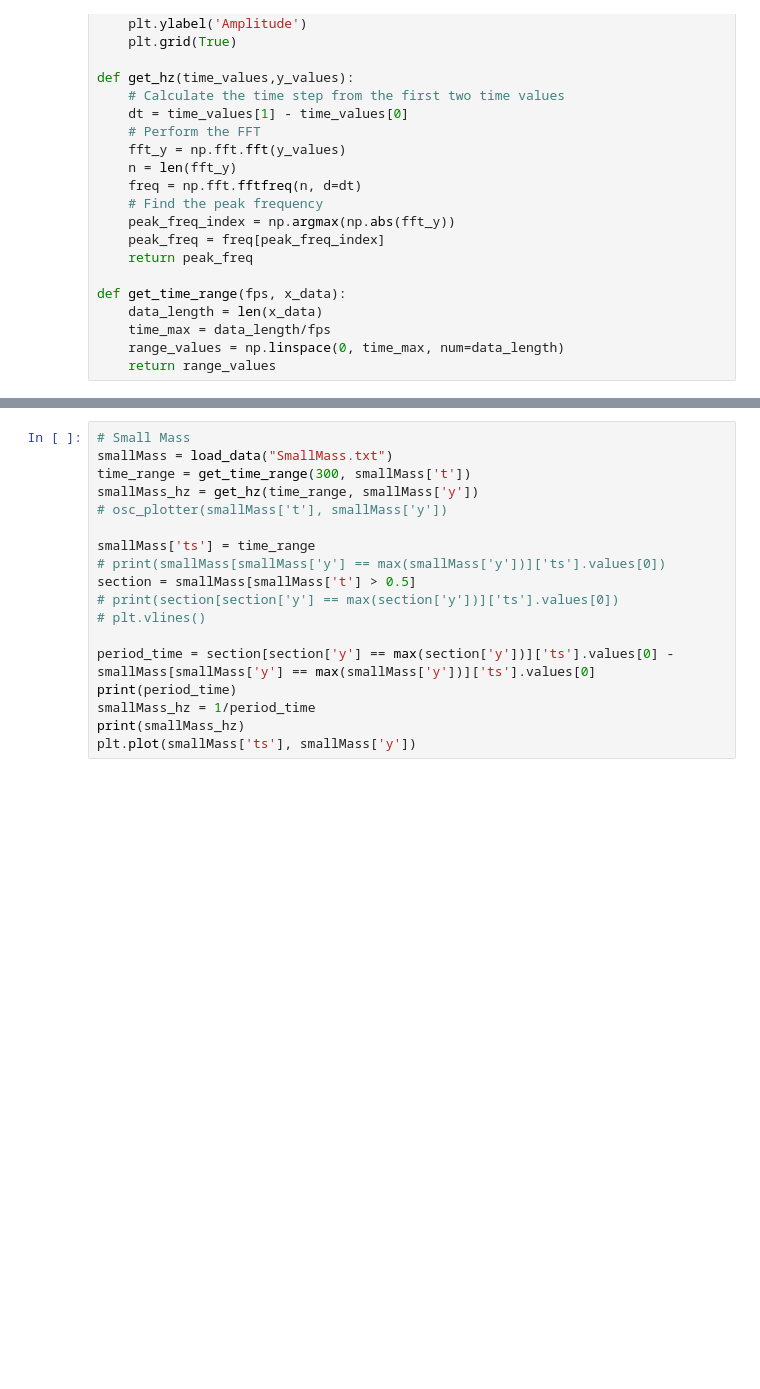
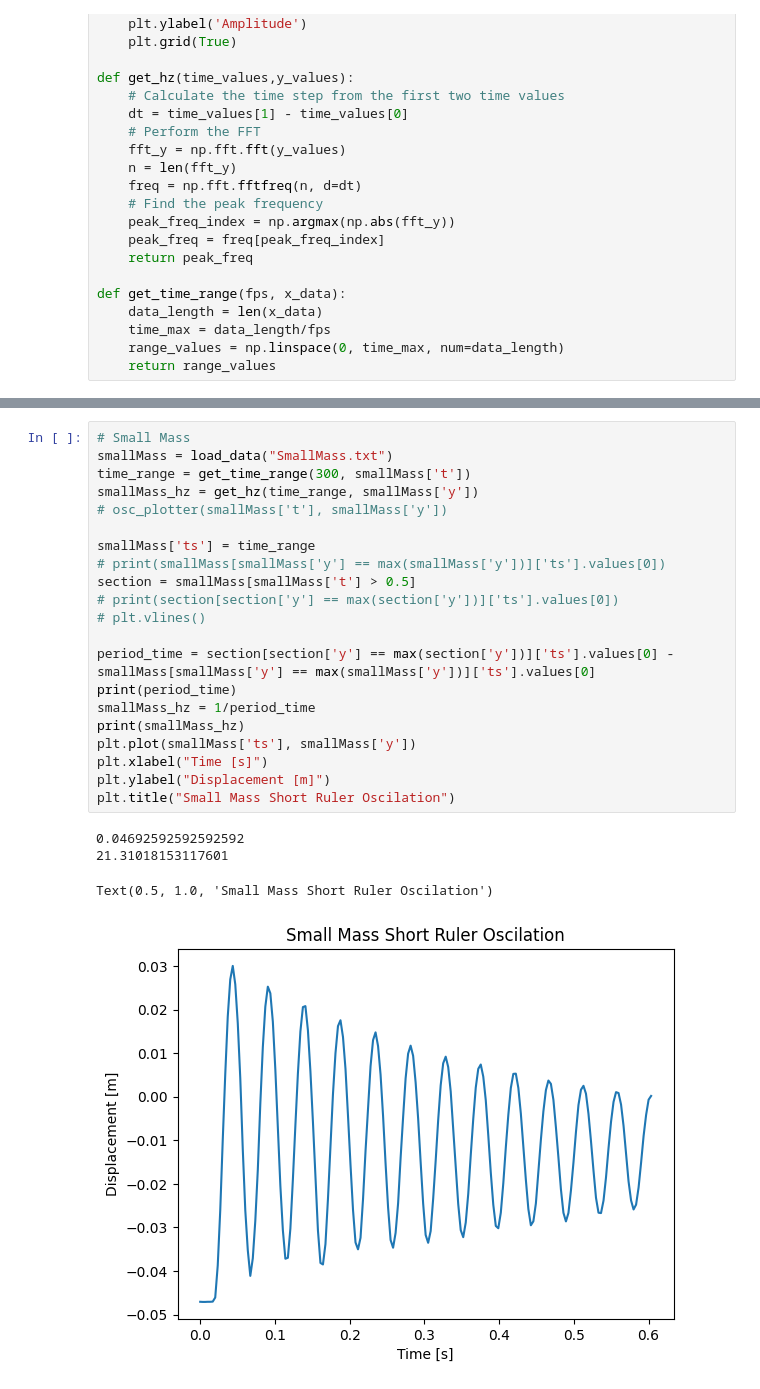
Before and after one commit to The-Josh-Chan/school_projects, a Jupyter notebook: MECH523_Microsystems/data_crunch.ipynb, the cells around one changed output, grey strips where cells are left out. Saved outputs shown, nothing was run; the diff lists cells and outputs as text; blank space fills up the shorter version.

```diff
--- a/MECH523_Microsystems/data_crunch.ipynb
+++ b/MECH523_Microsystems/data_crunch.ipynb
@@ -75,18 +88,26 @@ print(largeMass_hz)
 # %%
 # Small Mass
 smallMass = load_data("SmallMass.txt")
 time_range = get_time_range(300, smallMass['t'])
 smallMass_hz = get_hz(time_range, smallMass['y'])
 # osc_plotter(smallMass['t'], smallMass['y'])
 
 smallMass['ts'] = time_range
 # print(smallMass[smallMass['y'] == max(smallMass['y'])]['ts'].values[0])
 section = smallMass[smallMass['t'] > 0.5]
 # print(section[section['y'] == max(section['y'])]['ts'].values[0])
 # plt.vlines()
 
 period_time = section[section['y'] == max(section['y'])]['ts'].values[0] - smallMass[smallMass['y'] == max(smallMass['y'])]['ts'].values[0]
 print(period_time)
 smallMass_hz = 1/period_time
 print(smallMass_hz)
 plt.plot(smallMass['ts'], smallMass['y'])
+plt.xlabel("Time [s]")
+plt.ylabel("Displacement [m]")
+plt.title("Small Mass Short Ruler Oscilation")
+# %% [output]
+0.04692592592592592
+21.31018153117601
+Text(0.5, 1.0, 'Small Mass Short Ruler Oscilation')
+[figure, added]
```
Also changed, not shown: parts of 3 cells of this notebook, 5 other files.
